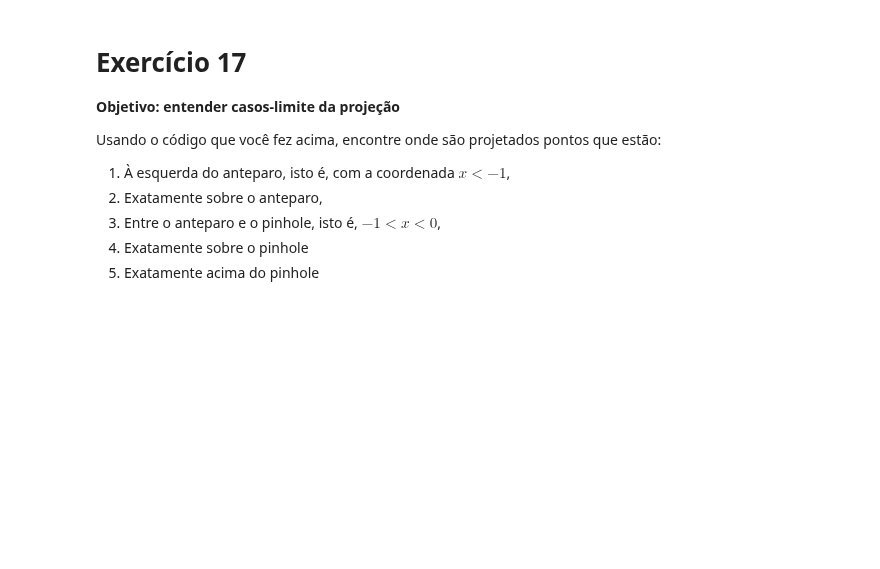
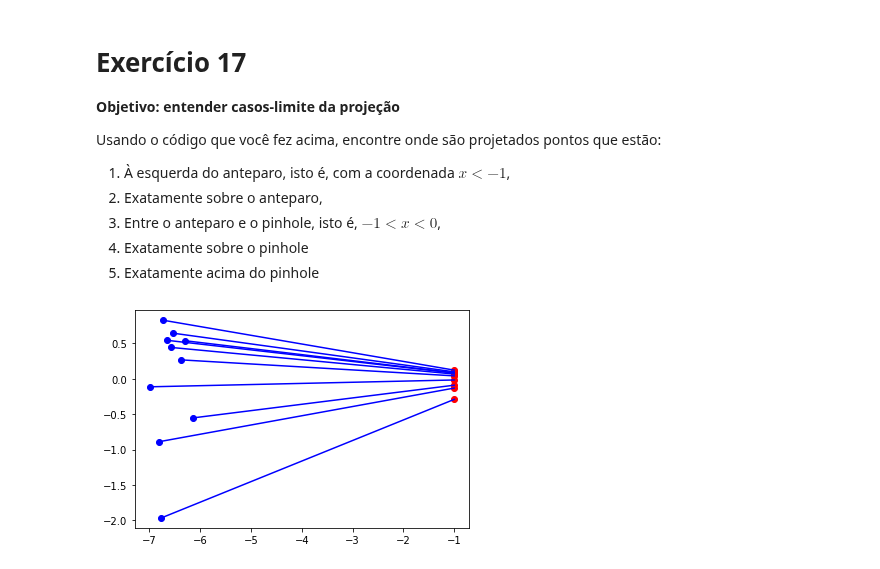
Before and after one commit to tiagoft/alglin-alunos, a Jupyter notebook: 04-bases.ipynb, the cells around one changed output. Drawn from its saved outputs; the diff is of its cells as text; code cells hidden in the pictures; blank space fills up the shorter version.

```diff
--- a/04-bases.ipynb
+++ b/04-bases.ipynb
@@ -777,0 +795,23 @@ Usando o código que você fez acima, encontre onde são projetados pontos que e
+# %%
+# Resolva o exercício aqui
+#1. À esquerda do anteparo, isto é, com a coordenada x<-1,
+
+
+objeto = np.vstack( (np.random.random( (1,10) )*2+3, np.random.randn(1,10), np.ones(10)) )
+d = 1
+P = np.array([ [0, 0, -d], [0, 1, 0], [-1/d, 0, 0] ]) # Modifique esta matriz!!!
+
+objeto = np.vstack( (np.random.random( (1,10) )-7, np.random.randn(1,10), np.ones(10)) )
+projecao = P @ objeto # Será que essa multiplicação é suficiente para encontrar y_p?
+
+xp = projecao[0,:]
+yp = projecao[1,:]/projecao[2,:]
+
+plt.figure()
+plt.scatter(objeto[0,:], objeto[1,:], c='b')
+plt.scatter(xp, yp, c='r')
+for i in range(10):
+    plt.plot([objeto[0,i], xp[i]], [objeto[1,i], yp[i]], 'b')
+plt.show()
+# %% [output]
+[figure, added]
```
Also changed, not shown: parts of 7 cells of this notebook.
